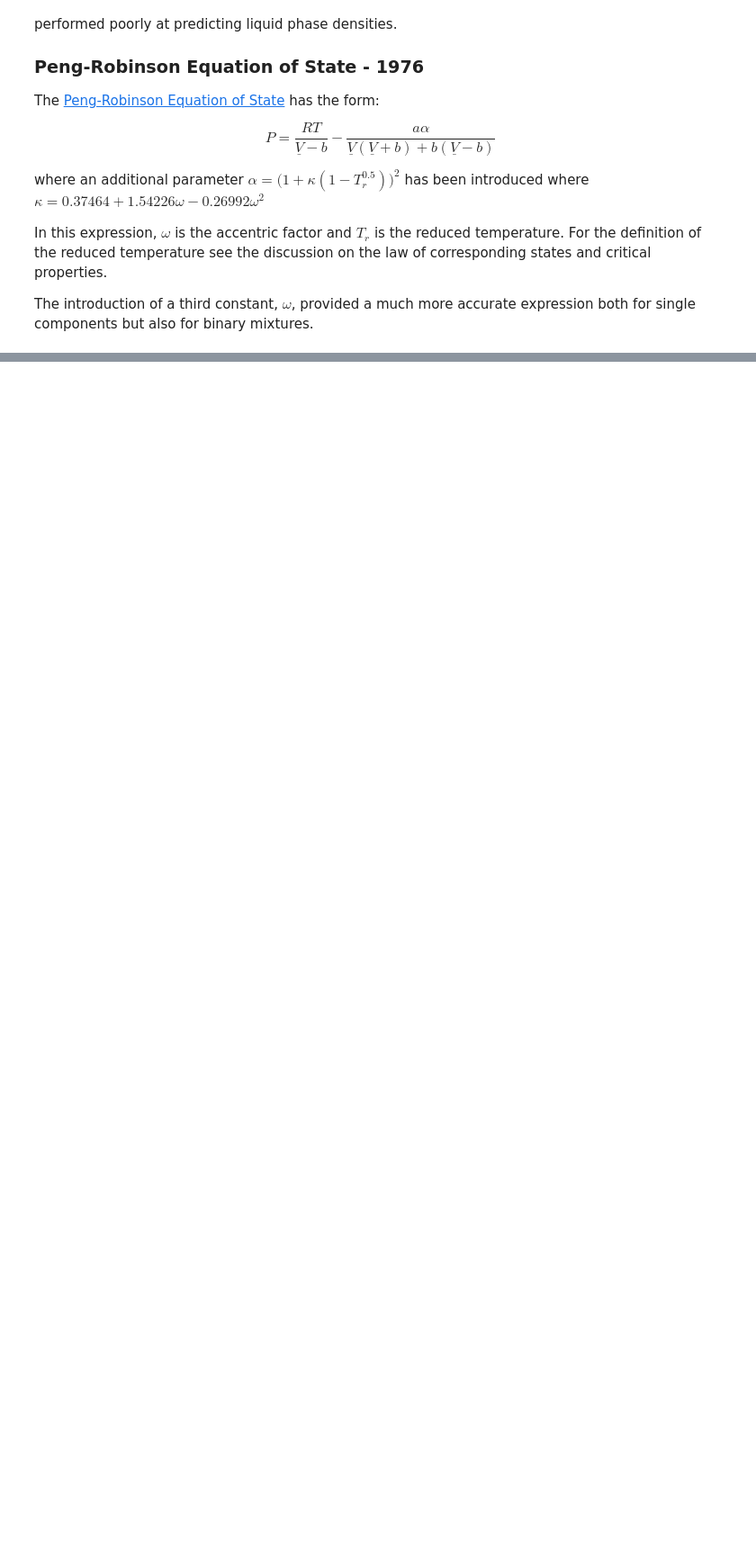
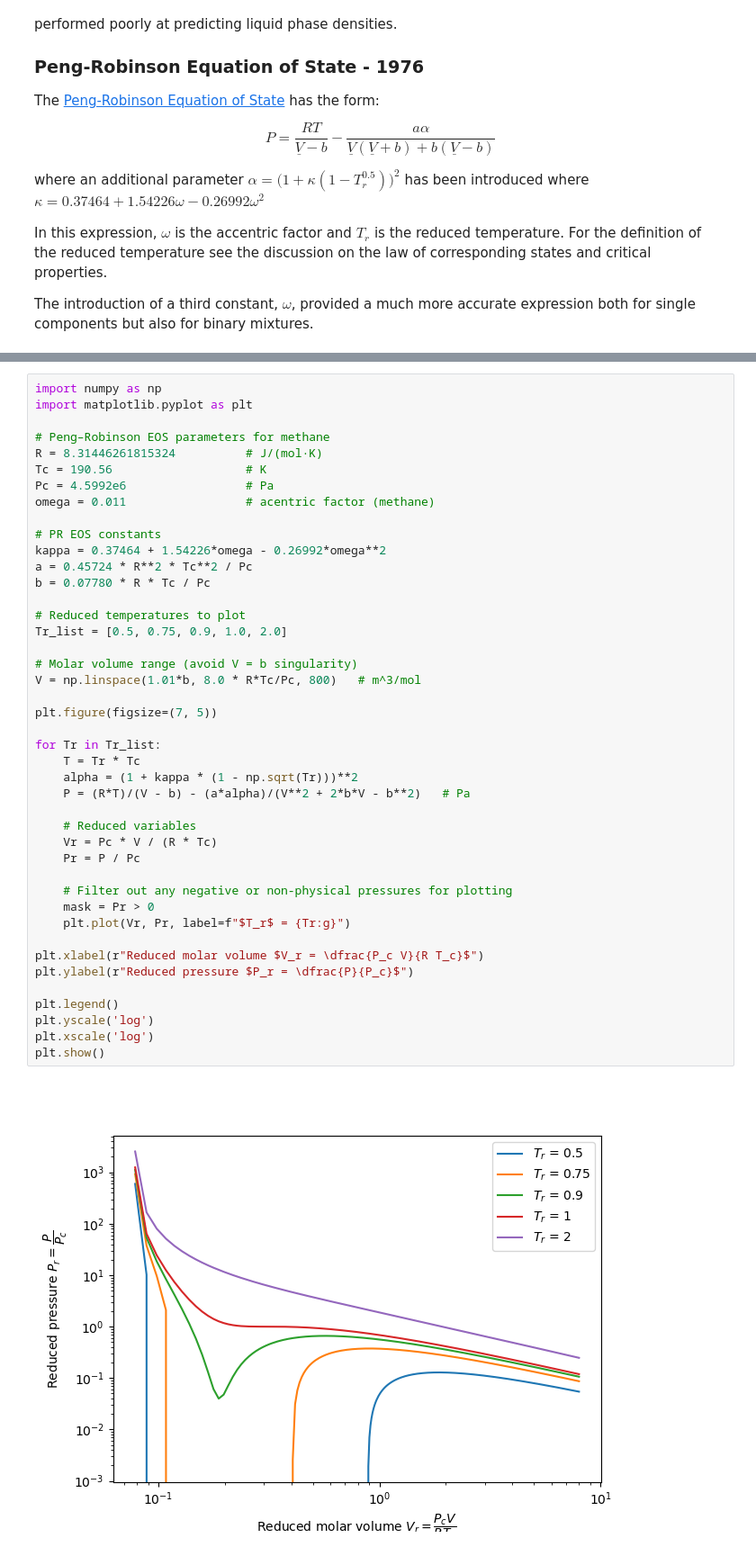
Before and after one commit to richardslaboratory/ChBE211_OER, a Jupyter notebook: _sources/Ch4/2.Virial-Equations-of-State.ipynb, the cells around one changed output, grey strips where cells are left out. Shown at 90% size. Saved outputs shown, nothing was run; the diff lists cells and outputs as text; blank space fills up the shorter version.

```diff
--- a/_sources/Ch4/2.Virial-Equations-of-State.ipynb
+++ b/_sources/Ch4/2.Virial-Equations-of-State.ipynb
@@ -234,0 +432,45 @@ interactive(children=(FloatSlider(value=273.0, description='T', max=1000.0, min=
+# %%
+import numpy as np
+import matplotlib.pyplot as plt
+
+# Peng–Robinson EOS parameters for methane
+R = 8.31446261815324          # J/(mol·K)
+Tc = 190.56                   # K
+Pc = 4.5992e6                 # Pa
+omega = 0.011                 # acentric factor (methane)
+
+# PR EOS constants
+kappa = 0.37464 + 1.54226*omega - 0.26992*omega**2
+a = 0.45724 * R**2 * Tc**2 / Pc
+b = 0.07780 * R * Tc / Pc
+
+# Reduced temperatures to plot
+Tr_list = [0.5, 0.75, 0.9, 1.0, 2.0]
+
+# Molar volume range (avoid V = b singularity)
+V = np.linspace(1.01*b, 8.0 * R*Tc/Pc, 800)   # m^3/mol
+
+plt.figure(figsize=(7, 5))
+
+for Tr in Tr_list:
+    T = Tr * Tc
+    alpha = (1 + kappa * (1 - np.sqrt(Tr)))**2
+    P = (R*T)/(V - b) - (a*alpha)/(V**2 + 2*b*V - b**2)   # Pa
+
+    # Reduced variables
+    Vr = Pc * V / (R * Tc)
+    Pr = P / Pc
+
+    # Filter out any negative or non-physical pressures for plotting
+    mask = Pr > 0
+    plt.plot(Vr, Pr, label=f"$T_r$ = {Tr:g}")
+
+plt.xlabel(r"Reduced molar volume $V_r = \dfrac{P_c V}{R T_c}$")
+plt.ylabel(r"Reduced pressure $P_r = \dfrac{P}{P_c}$")
+
+plt.legend()
+plt.yscale('log')
+plt.xscale('log')
+plt.show()
+# %% [output]
+[figure, added]
```
Also changed, not shown: parts of 9 cells of this notebook, 29 other files.
